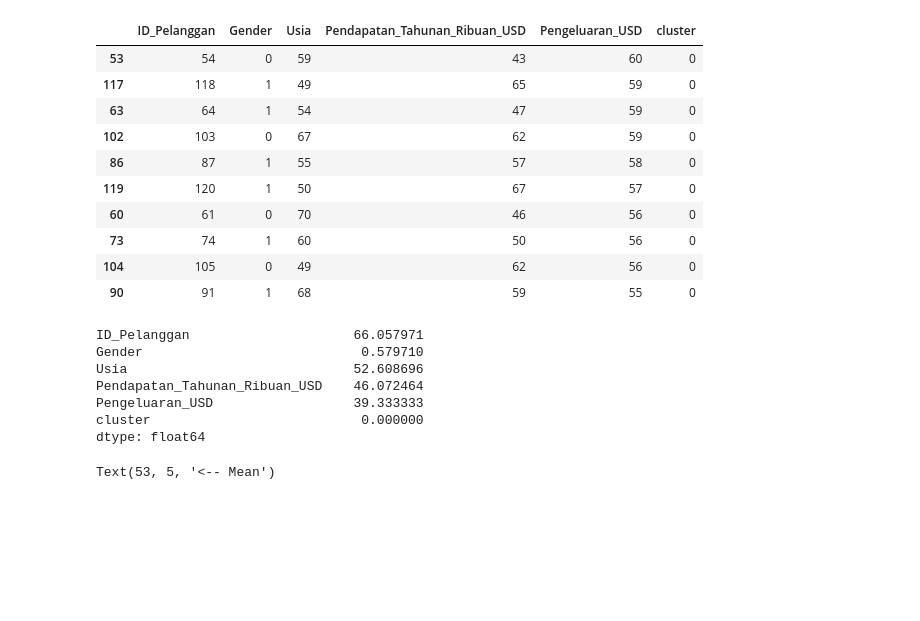
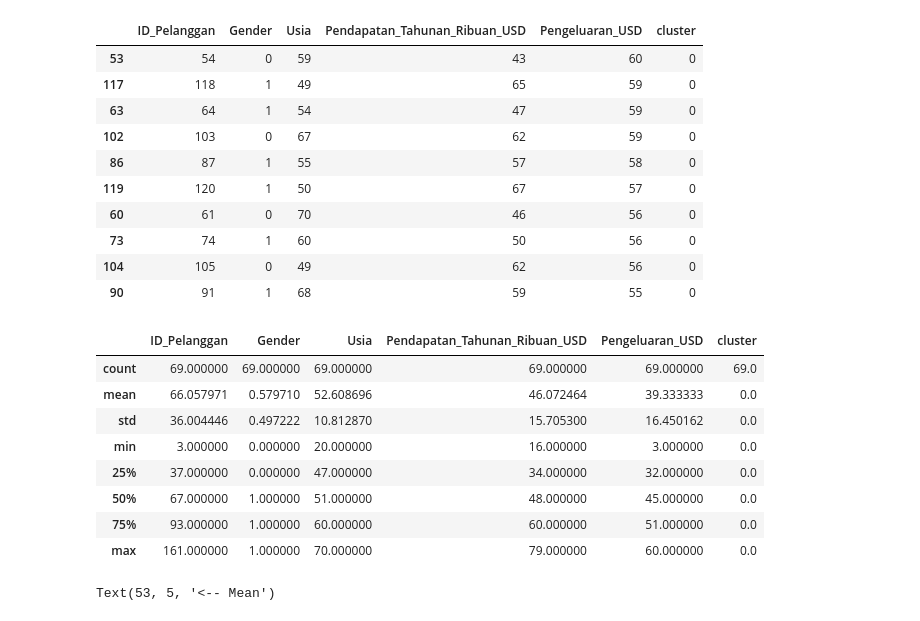
Before and after one commit to Spyrx4/Mall-Clustering, a Jupyter notebook: mall-clustering.ipynb, the cells around one changed output. Cells and saved outputs as stored; diff of their text form; code cells hidden in the pictures; blank space fills up the shorter version.

```diff
--- a/mall-clustering.ipynb
+++ b/mall-clustering.ipynb
@@ -321,15 +321,17 @@ cluster0.head(10)
 | 104 | 105 | 0 | 49 | 62 | 56 | 0 |
 | 90 | 91 | 1 | 68 | 59 | 55 | 0 |
 # %%
-cluster0.mean()
+cluster0.describe()
 # %% [output]
-ID_Pelanggan                     66.057971
-Gender                            0.579710
-Usia                             52.608696
-Pendapatan_Tahunan_Ribuan_USD    46.072464
-Pengeluaran_USD                  39.333333
-cluster                           0.000000
-dtype: float64
+|  | ID_Pelanggan | Gender | Usia | Pendapatan_Tahunan_Ribuan_USD | Pengeluaran_USD | cluster |
+| count | 69.000000 | 69.000000 | 69.000000 | 69.000000 | 69.000000 | 69.0 |
+| mean | 66.057971 | 0.579710 | 52.608696 | 46.072464 | 39.333333 | 0.0 |
+| std | 36.004446 | 0.497222 | 10.812870 | 15.705300 | 16.450162 | 0.0 |
+| min | 3.000000 | 0.000000 | 20.000000 | 16.000000 | 3.000000 | 0.0 |
+| 25% | 37.000000 | 0.000000 | 47.000000 | 34.000000 | 32.000000 | 0.0 |
+| 50% | 67.000000 | 1.000000 | 51.000000 | 48.000000 | 45.000000 | 0.0 |
+| 75% | 93.000000 | 1.000000 | 60.000000 | 60.000000 | 51.000000 | 0.0 |
+| max | 161.000000 | 1.000000 | 70.000000 | 79.000000 | 60.000000 | 0.0 |
 # %%
 # plot usia cluster 0
 sns.histplot(cluster0['Usia'], kde=True, bins=10)
```
Also changed, not shown: parts of 4 cells of this notebook.
